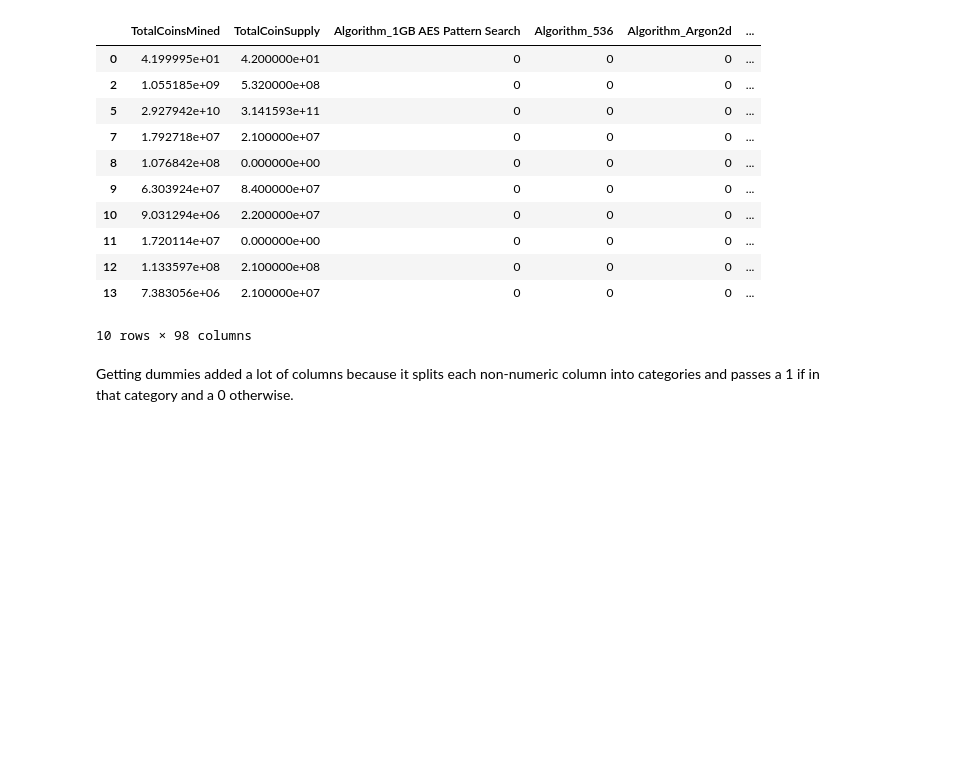
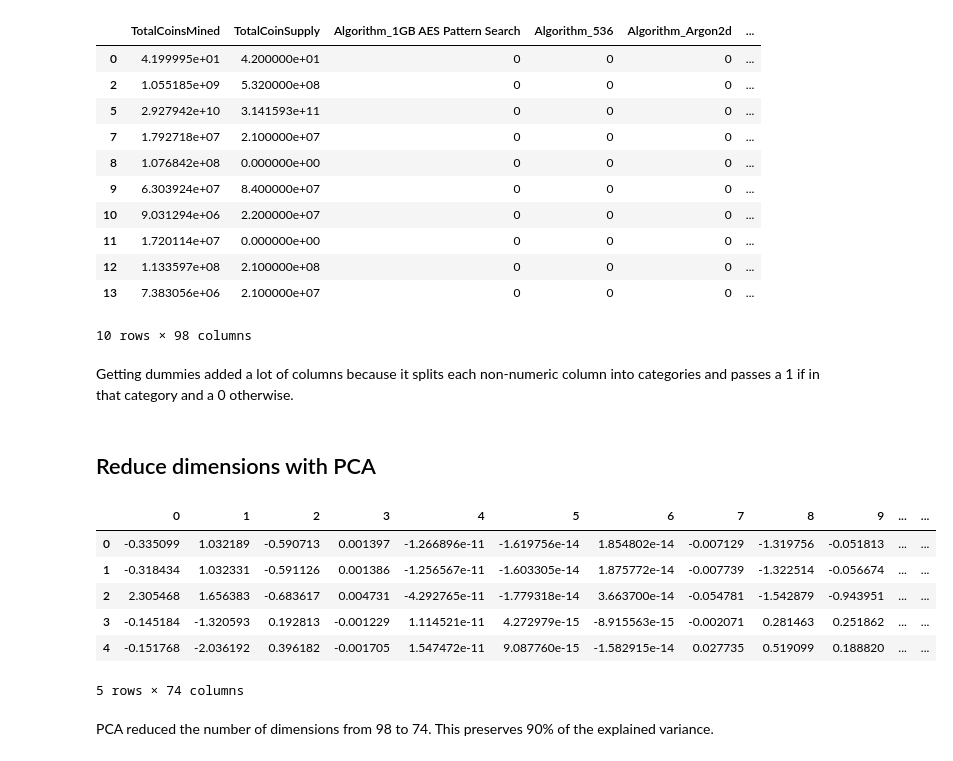
Before and after one commit to adamholcomb/Unsupervised-Machine-Learning, a Jupyter notebook: Crypto Evaluator.ipynb, the cells around one changed output. Cells and saved outputs as stored; diff of their text form; code cells hidden in the pictures; blank space fills up the shorter version.

Commit message:
Use PCA to reduce features

```diff
--- a/Crypto Evaluator.ipynb
+++ b/Crypto Evaluator.ipynb
@@ -115,5 +128,23 @@ dummies_df.head(10)
 # %% [markdown]
 Getting dummies added a lot of columns because it splits each non-numeric column into categories and passes a 1 if in that category and a 0 otherwise.
 # %%
+# Scale data
 from sklearn.preprocessing import StandardScaler
-scaled_df = StandardScaler().fit_transform(dummies_df)
+scaled_data = StandardScaler().fit_transform(dummies_df)
+# %% [markdown]
+## Reduce dimensions with PCA
+# %%
+pca = PCA(n_components=0.90)
+pca_data = pca.fit_transform(scaled_data)
+df_pca = pd.DataFrame(pca_data)
+df_pca.head()
+# %% [output]
+|  | 0 | 1 | 2 | 3 | 4 | 5 | 6 | 7 | 8 | 9 | ... | ... |
+| 0 | -0.335099 | 1.032189 | -0.590713 | 0.001397 | -1.266896e-11 | -1.619756e-14 | 1.854802e-14 | -0.007129 | -1.319756 | -0.051813 | ... | ... |
+| 1 | -0.318434 | 1.032331 | -0.591126 | 0.001386 | -1.256567e-11 | -1.603305e-14 | 1.875772e-14 | -0.007739 | -1.322514 | -0.056674 | ... | ... |
+| 2 | 2.305468 | 1.656383 | -0.683617 | 0.004731 | -4.292765e-11 | -1.779318e-14 | 3.663700e-14 | -0.054781 | -1.542879 | -0.943951 | ... | ... |
+| 3 | -0.145184 | -1.320593 | 0.192813 | -0.001229 | 1.114521e-11 | 4.272979e-15 | -8.915563e-15 | -0.002071 | 0.281463 | 0.251862 | ... | ... |
+| 4 | -0.151768 | -2.036192 | 0.396182 | -0.001705 | 1.547472e-11 | 9.087760e-15 | -1.582915e-14 | 0.027735 | 0.519099 | 0.188820 | ... | ... |
+5 rows × 74 columns
+# %% [markdown]
+PCA reduced the number of dimensions from 98 to 74. This preserves 90% of the explained variance.
```
Also changed, not shown: parts of 10 cells of this notebook.
